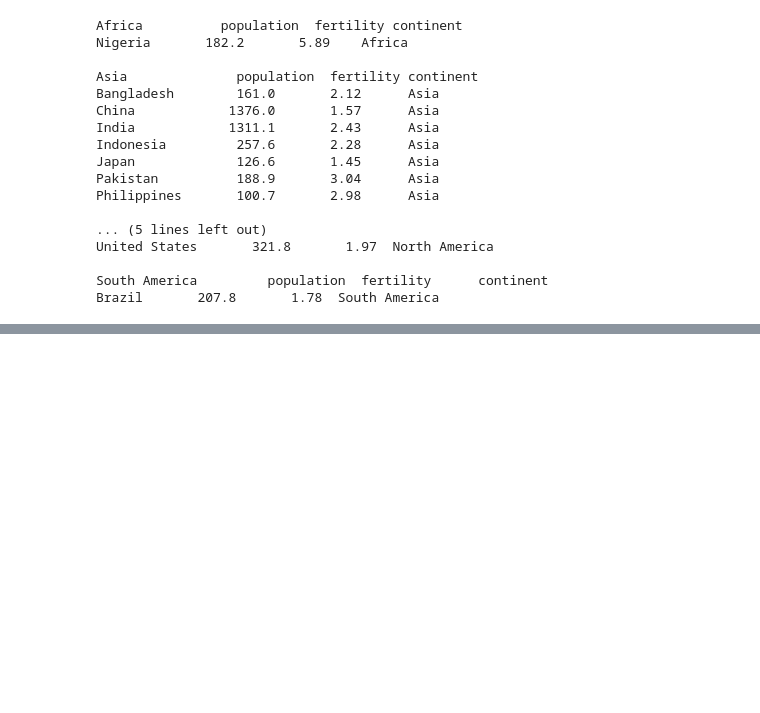
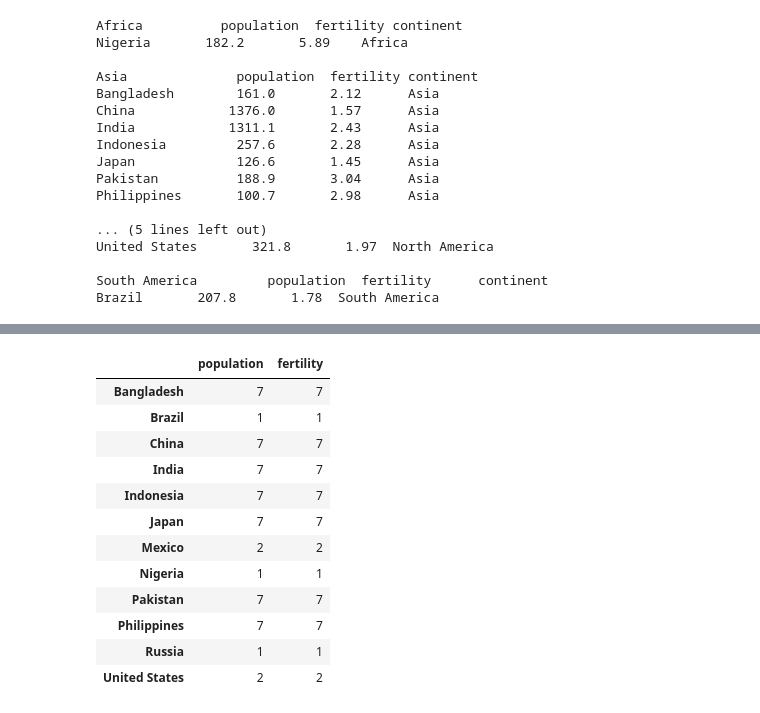
Before and after one commit to puvyi/gampminder, a Jupyter notebook: aggregation options.ipynb, the cells around one changed output, grey strips where cells are left out. Saved outputs shown, nothing was run; the diff lists cells and outputs as text; code cells hidden in the pictures; blank space fills up the shorter version.

```diff
--- a/aggregation options.ipynb
+++ b/aggregation options.ipynb
@@ -159,0 +212,18 @@ NameError: name 'g' is not defined
+# %%
+
+# Transformation by function reference
+g.transform(len)
+# %% [output]
+|  | population | fertility |
+| Bangladesh | 7 | 7 |
+| Brazil | 1 | 1 |
+| China | 7 | 7 |
+| India | 7 | 7 |
+| Indonesia | 7 | 7 |
+| Japan | 7 | 7 |
+| Mexico | 2 | 2 |
+| Nigeria | 1 | 1 |
+| Pakistan | 7 | 7 |
+| Philippines | 7 | 7 |
+| Russia | 1 | 1 |
+| United States | 2 | 2 |
```
Also changed, not shown: parts of 11 cells of this notebook, 4 other files.
